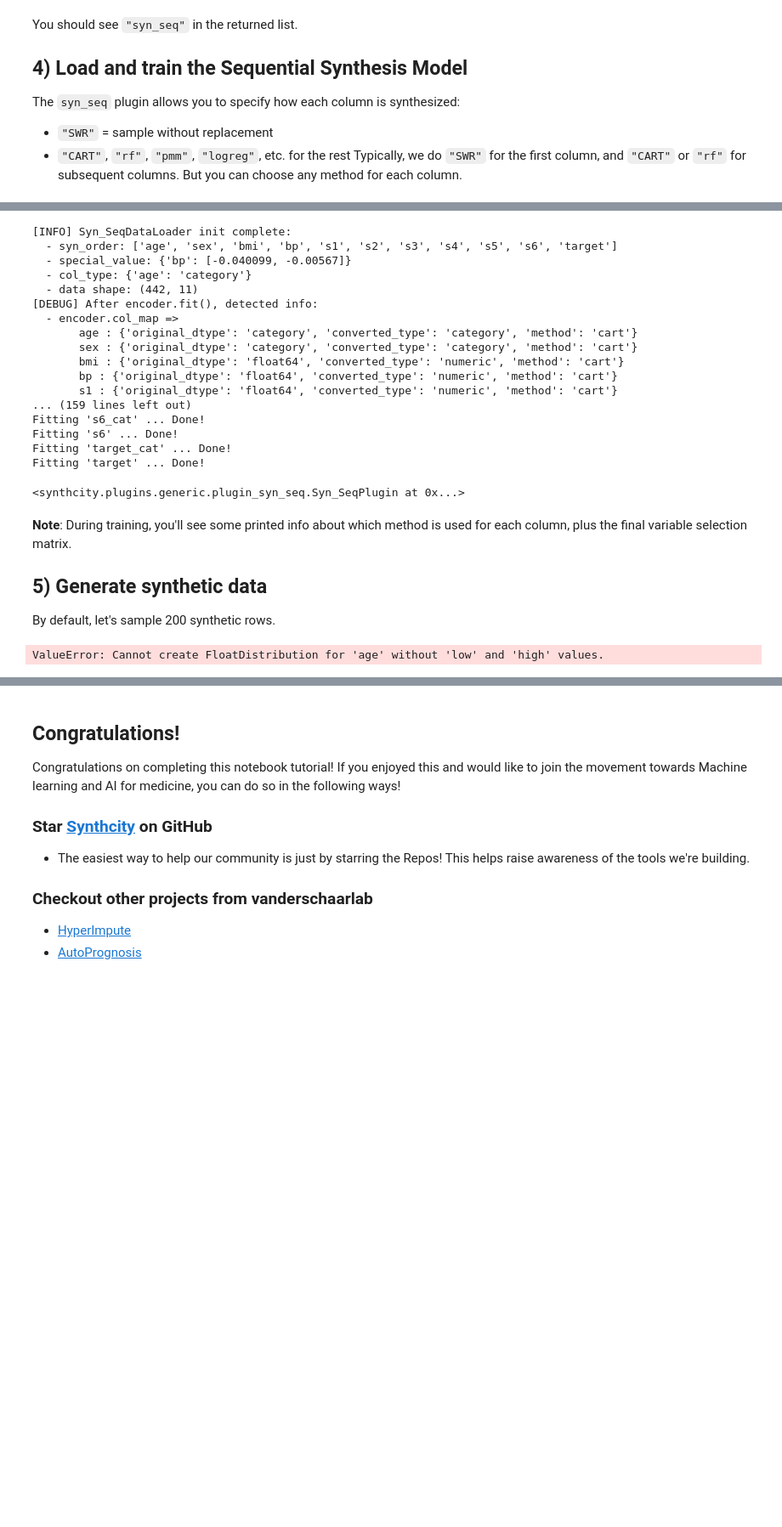
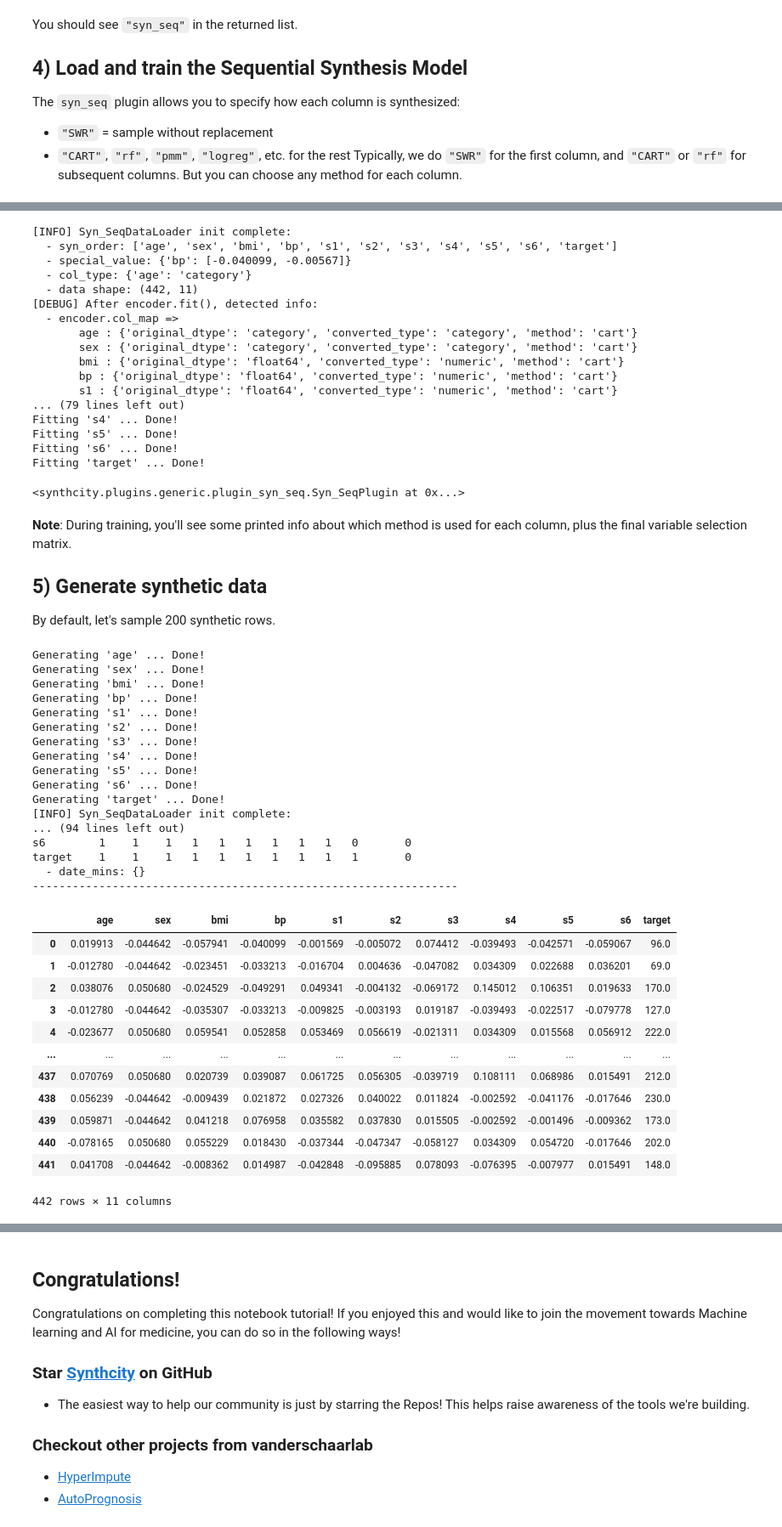
Before and after one commit to vanderschaarlab/synthcity, a Jupyter notebook: tutorials/tutorial10_sequential_synthesis.ipynb, the cells around one changed output, grey strips where cells are left out. Shown at 85% size. Drawn from its saved outputs; the diff is of its cells as text; code cells hidden in the pictures; blank space fills up the shorter version.

```diff
--- a/tutorials/tutorial10_sequential_synthesis.ipynb
+++ b/tutorials/tutorial10_sequential_synthesis.ipynb
@@ -141,7 +158,7 @@ But you can choose any method for each column.
 # %%
 user_custom = {
   'syn_order' : ['sex', 'bmi', 'age', 'bp', 's1', 's2', 's3', 's4', 's5', 's6', 'target'],
-  'method' : {'bp':'polyreg'},
+  'method' : {'bp':'norm'},
   'variable_selection' : {
     "s4": ['sex', 'bmi', 'age', 'bp', 's1', 's2'],
     "target": ['sex', 'bmi', 'age', 'bp', 's1', 's2', 's3']
@@ -166,10 +183,10 @@ syn_model.fit(loader,user_custom)
        bmi : {'original_dtype': 'float64', 'converted_type': 'numeric', 'method': 'cart'}
        bp : {'original_dtype': 'float64', 'converted_type': 'numeric', 'method': 'cart'}
        s1 : {'original_dtype': 'float64', 'converted_type': 'numeric', 'method': 'cart'}
-... (159 lines left out)
-Fitting 's6_cat' ... Done!
+... (79 lines left out)
+Fitting 's4' ... Done!
+Fitting 's5' ... Done!
 Fitting 's6' ... Done!
-Fitting 'target_cat' ... Done!
 Fitting 'target' ... Done!
 <synthcity.plugins.generic.plugin_syn_seq.Syn_SeqPlugin at 0x...>
 # %% [markdown]
@@ -180,15 +197,46 @@ is used for each column, plus the final variable selection matrix.
 ## 5) Generate synthetic data
 By default, let's sample 200 synthetic rows.
 # %%
-constraints = {
-  "target":[
-    ("bmi", ">", 0.15),
-    ("target", ">", 0)
-  ]
+my_constraints = {
+    "target": [
+        ("bmi", ">", 0.15),
+        ("target", ">", 0)
+    ]
 }
-synthetic_data = syn_model.generate(nrows = len(ods), constraints = constraints).dataframe()
+
+n = len(ods)
+syn_model.generate(nrows = n, constraints= my_constraints)
 # %% [output]
-ValueError: Cannot create FloatDistribution for 'age' without 'low' and 'high' values.
+Generating 'age' ... Done!
+Generating 'sex' ... Done!
+Generating 'bmi' ... Done!
+Generating 'bp' ... Done!
+Generating 's1' ... Done!
+Generating 's2' ... Done!
+Generating 's3' ... Done!
+Generating 's4' ... Done!
+Generating 's5' ... Done!
+Generating 's6' ... Done!
+Generating 'target' ... Done!
+[INFO] Syn_SeqDataLoader init complete:
+... (94 lines left out)
+s6        1    1    1   1   1   1   1   1   1   0       0
+target    1    1    1   1   1   1   1   1   1   1       0
+  - date_mins: {}
+----------------------------------------------------------------
+|  | age | sex | bmi | bp | s1 | s2 | s3 | s4 | s5 | s6 | target |
+| 0 | 0.019913 | -0.044642 | -0.057941 | -0.040099 | -0.001569 | -0.005072 | 0.074412 | -0.039493 | -0.042571 | -0.059067 | 96.0 |
+| 1 | -0.012780 | -0.044642 | -0.023451 | -0.033213 | -0.016704 | 0.004636 | -0.047082 | 0.034309 | 0.022688 | 0.036201 | 69.0 |
+| 2 | 0.038076 | 0.050680 | -0.024529 | -0.049291 | 0.049341 | -0.004132 | -0.069172 | 0.145012 | 0.106351 | 0.019633 | 170.0 |
+| 3 | -0.012780 | -0.044642 | -0.035307 | -0.033213 | -0.009825 | -0.003193 | 0.019187 | -0.039493 | -0.022517 | -0.079778 | 127.0 |
+| 4 | -0.023677 | 0.050680 | 0.059541 | 0.052858 | 0.053469 | 0.056619 | -0.021311 | 0.034309 | 0.015568 | 0.056912 | 222.0 |
+| ... | ... | ... | ... | ... | ... | ... | ... | ... | ... | ... | ... |
+| 437 | 0.070769 | 0.050680 | 0.020739 | 0.039087 | 0.061725 | 0.056305 | -0.039719 | 0.108111 | 0.068986 | 0.015491 | 212.0 |
+| 438 | 0.056239 | -0.044642 | -0.009439 | 0.021872 | 0.027326 | 0.040022 | 0.011824 | -0.002592 | -0.041176 | -0.017646 | 230.0 |
+| 439 | 0.059871 | -0.044642 | 0.041218 | 0.076958 | 0.035582 | 0.037830 | 0.015505 | -0.002592 | -0.001496 | -0.009362 | 173.0 |
+| 440 | -0.078165 | 0.050680 | 0.055229 | 0.018430 | -0.037344 | -0.047347 | -0.058127 | 0.034309 | 0.054720 | -0.017646 | 202.0 |
+| 441 | 0.041708 | -0.044642 | -0.008362 | 0.014987 | -0.042848 | -0.095885 | 0.078093 | -0.076395 | -0.007977 | 0.015491 | 148.0 |
+442 rows × 11 columns
 # %%
 # third party
 import matplotlib.pyplot as plt
```
Also changed, not shown: parts of 6 cells of this notebook, 5 other files.
